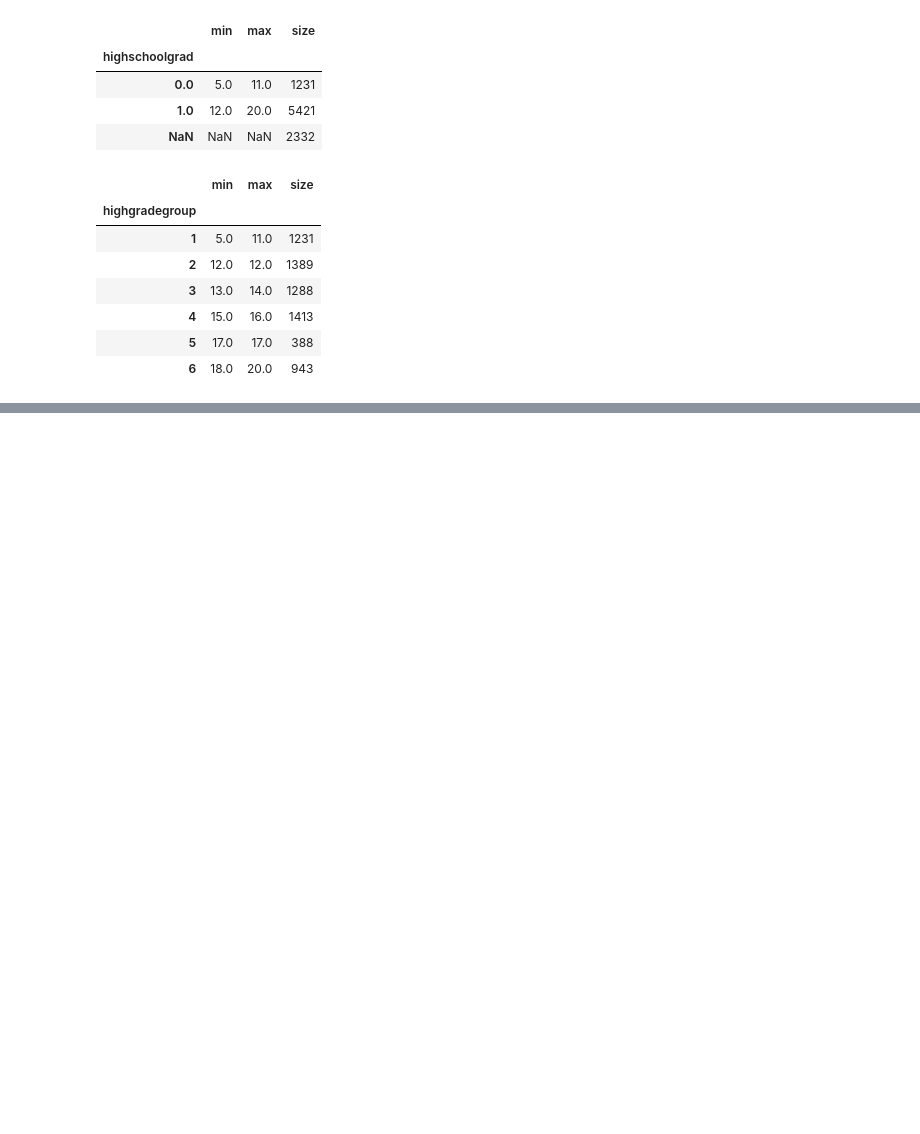
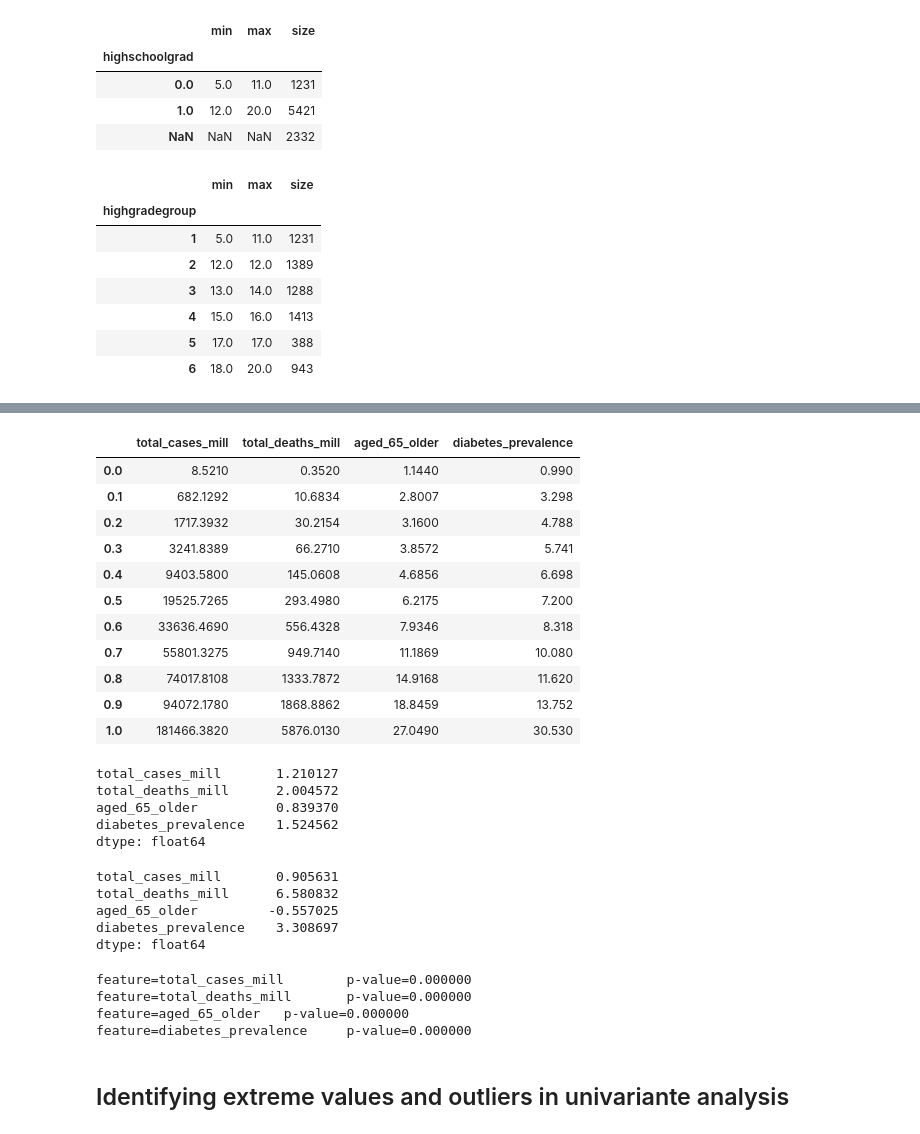
Before and after one commit to alextanhongpin/data-cleaning-and-exploration-with-machine-learning, a Jupyter notebook: 01-basic.ipynb, the cells around one changed output, grey strips where cells are left out. Saved outputs shown, nothing was run; the diff lists cells and outputs as text; code cells hidden in the pictures; blank space fills up the shorter version.

```diff
--- a/01-basic.ipynb
+++ b/01-basic.ipynb
@@ -335,0 +341,8 @@ nls97abb["highgradegroup"] = nls97abb["highgradegroup"].astype("category")
+# %%
+import numpy as np
+import pandas as pd
+import scipy.stats as scistat
+
+covid_totals = pd.read_csv("./data/covidtotals.csv", parse_dates=["lastdate"])
+covid_totals.set_index("iso_code", inplace=True)
+covid_totals.shape
@@ -335,0 +398,11 @@ nls97abb["highgradegroup"] = nls97abb["highgradegroup"].astype("category")
+# %%
+key_vars = [
+    "location",
+    "total_cases_mill",
+    "total_deaths_mill",
+    "aged_65_older",
+    "diabetes_prevalence",
+]
+
+covid_keys = covid_totals[key_vars]
+covid_keys.describe()
@@ -335,0 +419,53 @@ nls97abb["highgradegroup"] = nls97abb["highgradegroup"].astype("category")
+# %%
+covid_keys.quantile(np.arange(0.0, 1.1, 0.1))
+# %% [output]
+|  | total_cases_mill | total_deaths_mill | aged_65_older | diabetes_prevalence |
+| 0.0 | 8.5210 | 0.3520 | 1.1440 | 0.990 |
+| 0.1 | 682.1292 | 10.6834 | 2.8007 | 3.298 |
+| 0.2 | 1717.3932 | 30.2154 | 3.1600 | 4.788 |
+| 0.3 | 3241.8389 | 66.2710 | 3.8572 | 5.741 |
+| 0.4 | 9403.5800 | 145.0608 | 4.6856 | 6.698 |
+| 0.5 | 19525.7265 | 293.4980 | 6.2175 | 7.200 |
+| 0.6 | 33636.4690 | 556.4328 | 7.9346 | 8.318 |
+| 0.7 | 55801.3275 | 949.7140 | 11.1869 | 10.080 |
+| 0.8 | 74017.8108 | 1333.7872 | 14.9168 | 11.620 |
+| 0.9 | 94072.1780 | 1868.8862 | 18.8459 | 13.752 |
+| 1.0 | 181466.3820 | 5876.0130 | 27.0490 | 30.530 |
+# %%
+# To check if the features have normal distributions, that is
+# they are distributed symmetrically (low skew) and have relatively
+# normal tails (neither excessively high nor excessively low kurtosis).
+#
+# For Gaussian distribution, we expect a value near 0 for skew.
+covid_keys.skew()
+# %% [output]
+total_cases_mill       1.210127
+total_deaths_mill      2.004572
+aged_65_older          0.839370
+diabetes_prevalence    1.524562
+dtype: float64
+# %%
+# For Gaussian distribution, we expect a value near 3 for kurtosis.
+covid_keys.kurtosis()
+# %% [output]
+total_cases_mill       0.905631
+total_deaths_mill      6.580832
+aged_65_older         -0.557025
+diabetes_prevalence    3.308697
+dtype: float64
+# %%
+# Test each distribution's normality using Shapiro-Wilk test.
+# Missing values needs to be dropped.
+#
+# We skip location since this only works for numeric data.
+# p-value less than 0.5 means we can reject the null hypothesis of normal.
+for var in key_vars[1:]:
+    stat, p = scistat.shapiro(covid_keys[var].dropna())
+    print(f"feature={var}\tp-value={p:.6f}")
+# %% [output]
+feature=total_cases_mill        p-value=0.000000
+feature=total_deaths_mill       p-value=0.000000
+feature=aged_65_older   p-value=0.000000
+feature=diabetes_prevalence     p-value=0.000000
+# %% [markdown]
+## Identifying extreme values and outliers in univariante analysis
```
Also changed, not shown: parts of 7 cells of this notebook.
